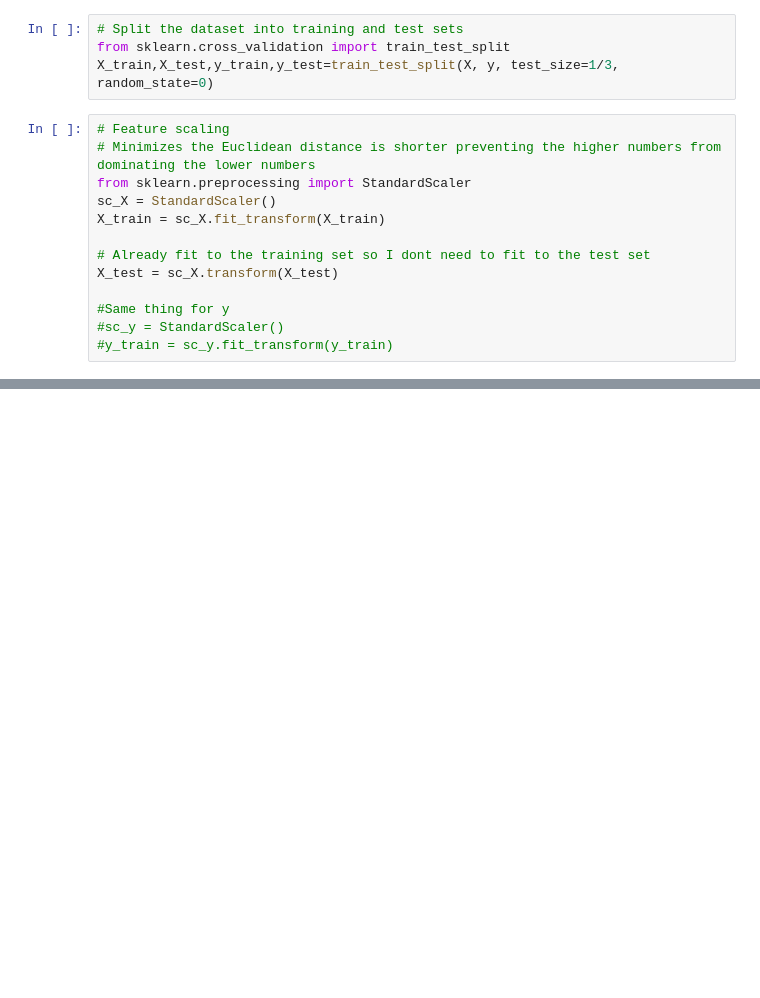
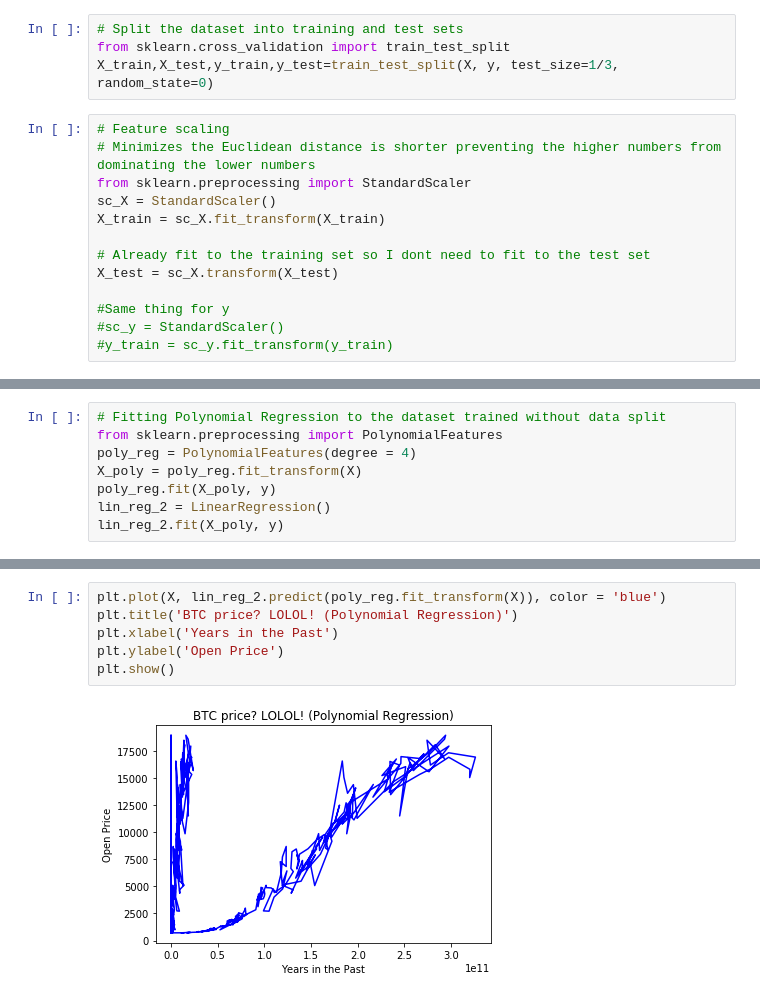
Before and after one commit to tylerreece22/crypto-machine-learning, a Jupyter notebook: data-preprocessing-practice.ipynb, the cells around one changed output, grey strips where cells are left out. Cells and saved outputs as stored; diff of their text form; blank space fills up the shorter version.

```diff
--- a/data-preprocessing-practice.ipynb
+++ b/data-preprocessing-practice.ipynb
@@ -53,0 +42,8 @@ X_test = sc_X.transform(X_test)
+# %%
+# Fitting Polynomial Regression to the dataset trained without data split
+from sklearn.preprocessing import PolynomialFeatures
+poly_reg = PolynomialFeatures(degree = 4)
+X_poly = poly_reg.fit_transform(X)
+poly_reg.fit(X_poly, y)
+lin_reg_2 = LinearRegression()
+lin_reg_2.fit(X_poly, y)
@@ -53,0 +58,8 @@ X_test = sc_X.transform(X_test)
+# %%
+plt.plot(X, lin_reg_2.predict(poly_reg.fit_transform(X)), color = 'blue')
+plt.title('BTC price? LOLOL! (Polynomial Regression)')
+plt.xlabel('Years in the Past')
+plt.ylabel('Open Price')
+plt.show()
+# %% [output]
+[figure, added]
```
Also changed, not shown: parts of 14 cells of this notebook.
